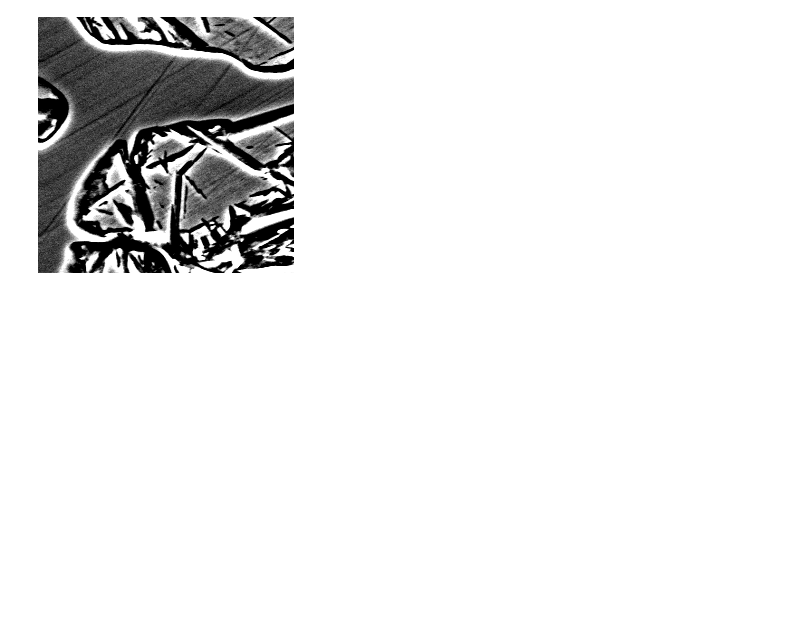
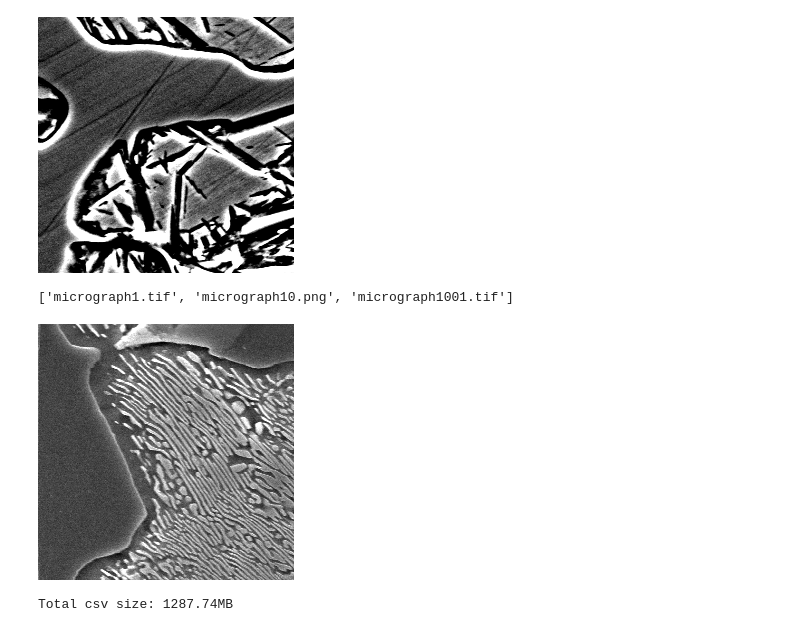
Before and after one commit to raghavmallampalli/C_NN_OpenACC, a Jupyter notebook: data_generator.ipynb, the cells around one changed output. Cells and saved outputs as stored; diff of their text form; code cells hidden in the pictures; blank space fills up the shorter version.

```diff
--- a/data_generator.ipynb
+++ b/data_generator.ipynb
@@ -43,0 +44,4 @@ np.savetxt("image_csv_files/image1.csv",data[-256:,-256:], fmt="%d")
+# %%
+files[:3]
+# %% [output]
+['micrograph1.tif', 'micrograph10.png', 'micrograph1001.tif']
@@ -43,0 +60,21 @@ np.savetxt("image_csv_files/image1.csv",data[-256:,-256:], fmt="%d")
+# %%
+images=np.zeros((6,256,256))
+for i in range(6):
+    images[i] = np.loadtxt("image_csv_files/00001_" + str(i) + ".csv", dtype="uint8")
+
+# sample output
+raw = Image.fromarray(
+    images[3]
+)
+raw.convert('L')
+# %%
+raw = Image.fromarray(
+    images[0]
+)
+raw.convert('L')
+# %% [output]
+[figure, added]
+# %%
+print(f"Total csv size: {1.34*961}MB")
+# %% [output]
+Total csv size: 1287.74MB
```
Also changed, not shown: parts of 9 cells of this notebook, 6 other files.
